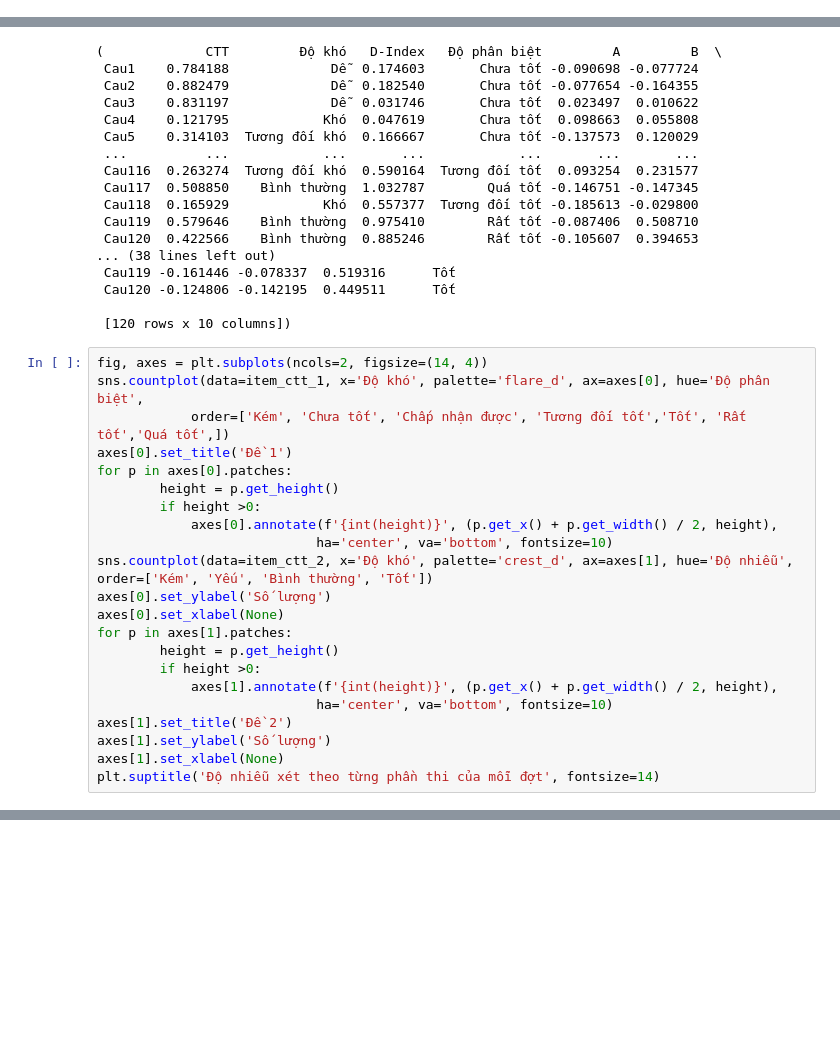
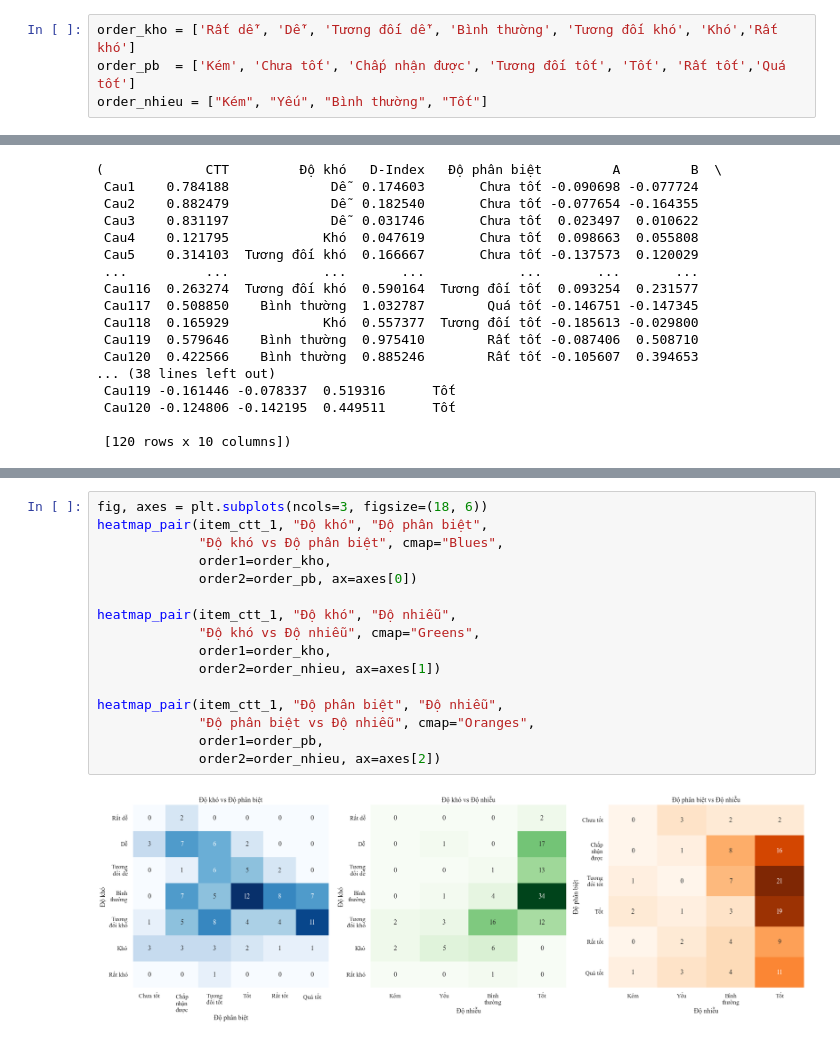
Before and after one commit to DuongThai2712/item-analysis-and-mmle-irt, a Jupyter notebook: main.ipynb, the cells around one changed output, grey strips where cells are left out. Saved outputs shown, nothing was run; the diff lists cells and outputs as text; blank space fills up the shorter version.

Commit message:
Edit heatmap

```diff
--- a/main.ipynb
+++ b/main.ipynb
@@ -94,6 +94,10 @@ gioi_counts
 # %%
 df_chamdiem_1 = ip.ketQuaCham(df_dot1, da_1)
 df_chamdiem_2 = ip.ketQuaCham(df_dot2, da_2)
+# %%
+order_kho = ['Rất dễ', 'Dễ', 'Tương đối dễ', 'Bình thường', 'Tương đối khó', 'Khó','Rất khó']
+order_pb  = ['Kém', 'Chưa tốt', 'Chấp nhận được', 'Tương đối tốt', 'Tốt', 'Rất tốt','Quá tốt']
+order_nhieu = ["Kém", "Yếu", "Bình thường", "Tốt"]
 # %%
 df_TV1, df_TA1, df_TO1, df_KH1 = ip.tach_phan(df_chamdiem_1)
 df_TV2, df_TA2, df_TO2, df_KH2 = ip.tach_phan(df_chamdiem_2)
@@ -524,25 +526,3 @@ item_ctt_1, item_ctt_2
  Cau120 -0.124806 -0.142195  0.449511      Tốt
 
  [120 rows x 10 columns])
-# %%
-fig, axes = plt.subplots(ncols=2, figsize=(14, 4))
-sns.countplot(data=item_ctt_1, x='Độ khó', palette='flare_d', ax=axes[0], hue='Độ phân biệt',
-            order=['Kém', 'Chưa tốt', 'Chấp nhận được', 'Tương đối tốt','Tốt', 'Rất tốt','Quá tốt',])
-axes[0].set_title('Đề 1')
-for p in axes[0].patches:
-        height = p.get_height()
-        if height >0:
-            axes[0].annotate(f'{int(height)}', (p.get_x() + p.get_width() / 2, height),
-                            ha='center', va='bottom', fontsize=10)
-sns.countplot(data=item_ctt_2, x='Độ khó', palette='crest_d', ax=axes[1], hue='Độ nhiễu', order=['Kém', 'Yếu', 'Bình thường', 'Tốt'])
-axes[0].set_ylabel('Số lượng')
-axes[0].set_xlabel(None)
-for p in axes[1].patches:
-        height = p.get_height()
-        if height >0:
-            axes[1].annotate(f'{int(height)}', (p.get_x() + p.get_width() / 2, height),
-                            ha='center', va='bottom', fontsize=10)
-axes[1].set_title('Đề 2')
-axes[1].set_ylabel('Số lượng')
-axes[1].set_xlabel(None)
-plt.suptitle('Độ nhiễu xét theo từng phần thi của mỗi đợt', fontsize=14)
@@ -581,0 +561,18 @@ heatmap_pair(item_ctt_1, cols[1], cols[2], "Độ phân biệt vs Độ nhiễu"
+# %%
+fig, axes = plt.subplots(ncols=3, figsize=(18, 6))
+heatmap_pair(item_ctt_1, "Độ khó", "Độ phân biệt",
+             "Độ khó vs Độ phân biệt", cmap="Blues",
+             order1=order_kho,
+             order2=order_pb, ax=axes[0])
+
+heatmap_pair(item_ctt_1, "Độ khó", "Độ nhiễu",
+             "Độ khó vs Độ nhiễu", cmap="Greens",
+             order1=order_kho,
+             order2=order_nhieu, ax=axes[1])
+
+heatmap_pair(item_ctt_1, "Độ phân biệt", "Độ nhiễu",
+             "Độ phân biệt vs Độ nhiễu", cmap="Oranges",
+             order1=order_pb,
+             order2=order_nhieu, ax=axes[2])
+# %% [output]
+[figure, added]
```
Also changed, not shown: parts of 7 cells of this notebook.
